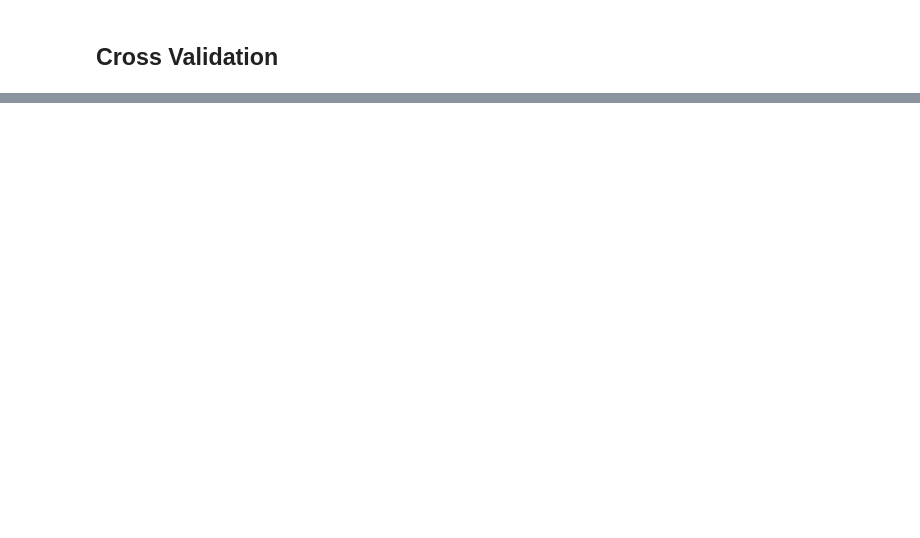
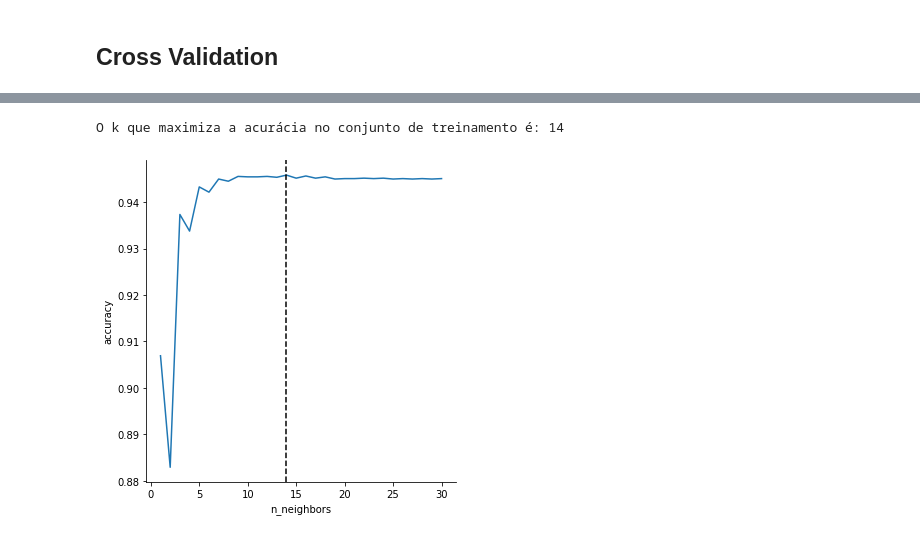
Before and after one commit to CristianoCoelhoSilva/Python, a Jupyter notebook: Script.ipynb, the cells around one changed output, grey strips where cells are left out. Saved outputs shown, nothing was run; the diff lists cells and outputs as text; code cells hidden in the pictures; blank space fills up the shorter version.

```diff
--- a/Script.ipynb
+++ b/Script.ipynb
@@ -142,0 +153,12 @@ Text(0.5, 1.0, 'Feature importance using Lasso Model')
+# %%
+X_processed = encoder_imputer_scaled_transformer.fit_transform(X)
+# %%
+import seaborn
+import matplotlib.pyplot as plt
+
+results_cross_validation = []
+for k in range(3, 51):
+  for time in range(30):
+    kf = KFold(n_splits=k, shuffle=True).split(X_processed)
+    scores = cross_val_score(knn, X_processed, y, cv=kf, scoring='accuracy')
+    results_cross_validation = results_cross_validation + [[k, time, np.mean(scores)]]
@@ -142,0 +177,24 @@ Text(0.5, 1.0, 'Feature importance using Lasso Model')
+# %%
+results = pd.DataFrame(columns=['n_neighbors', 'accuracy'])
+
+for n_neighbors in range(1, 31):
+  knn = KNeighborsClassifier(n_neighbors = n_neighbors)
+  scores = cross_val_score(knn, X_train_processed, y_train, cv=9, scoring='accuracy')
+  results = results.append({'n_neighbors' : n_neighbors,
+                  'accuracy' : np.mean(scores)}, ignore_index = True)
+# %%
+import seaborn
+import matplotlib.pyplot as plt
+
+melhor_k = int(results[results.accuracy == results.accuracy.max()]['n_neighbors'].values[0])
+
+seaborn.relplot(data = results,
+                x = 'n_neighbors',
+                y = 'accuracy',
+                kind = 'line')
+plt.axvline(x=melhor_k, color="black", linestyle= "--")
+
+print("O k que maximiza a acurácia no conjunto de treinamento é: {}".format(melhor_k))
+# %% [output]
+O k que maximiza a acurácia no conjunto de treinamento é: 14
+[figure, added]
```
Also changed, not shown: parts of 16 cells of this notebook.
